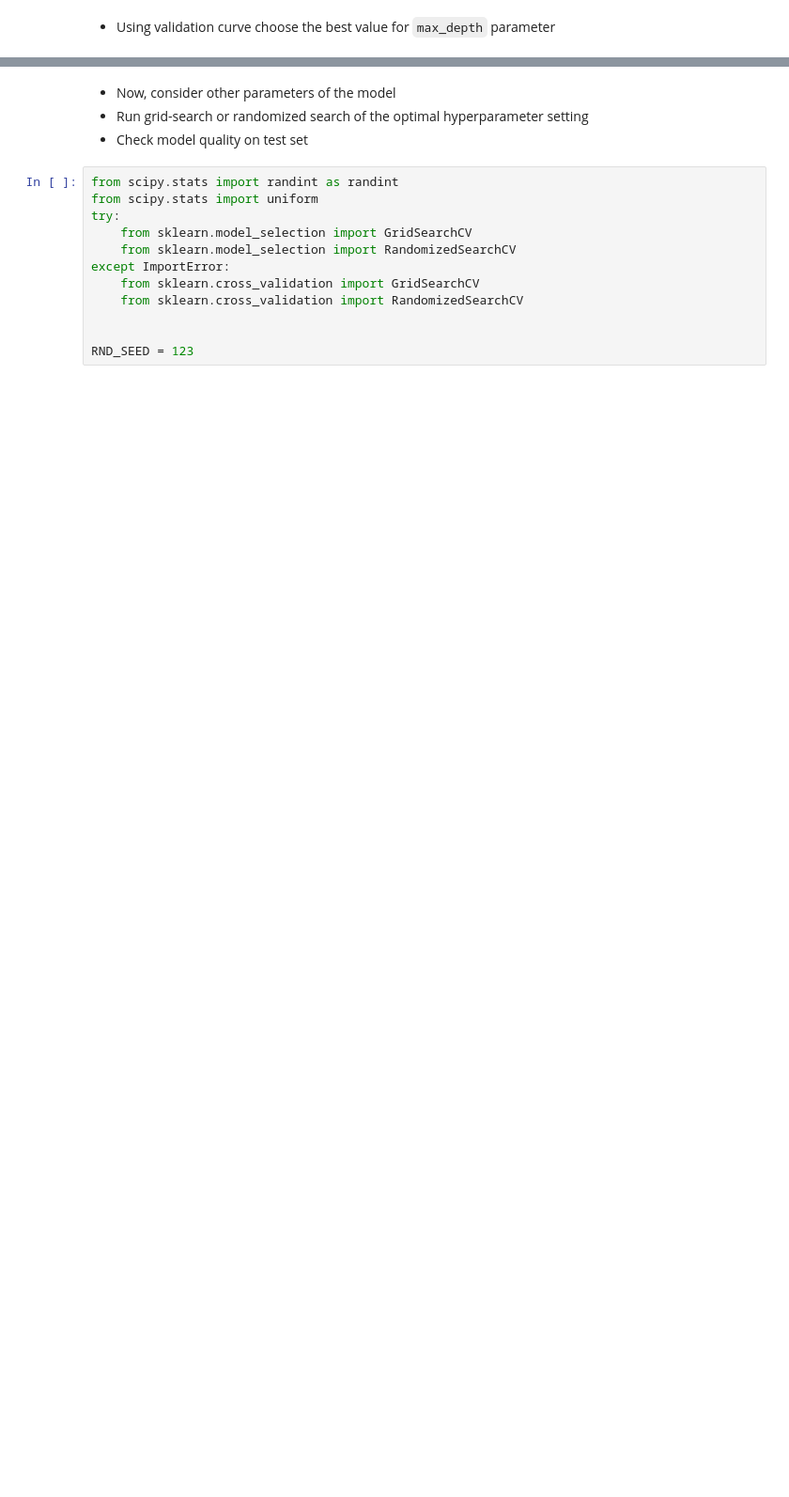
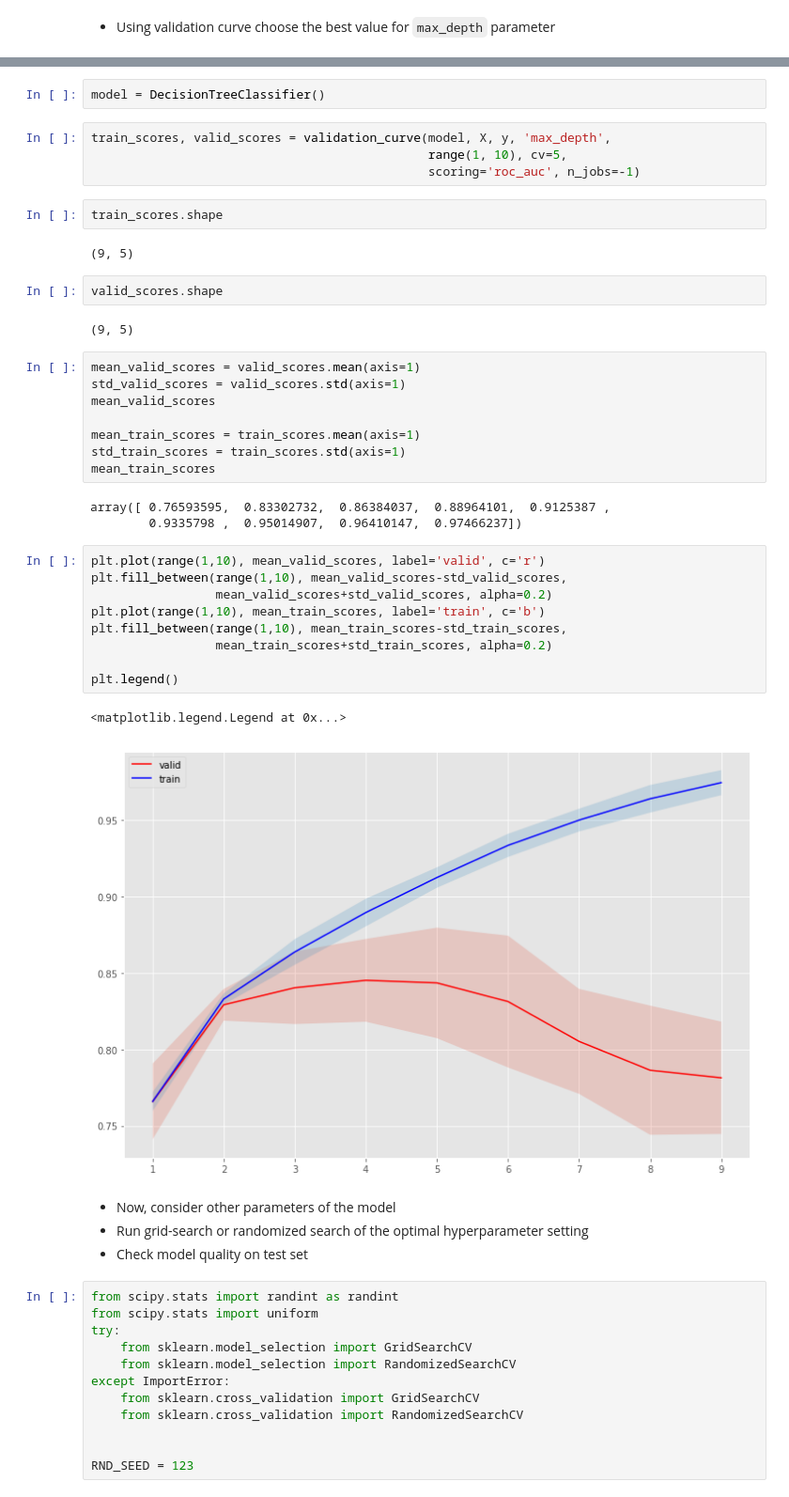
Before and after one commit to shestakoff/hse_se_ml, a Jupyter notebook: 2018/seminar-trees/seminar-trees-proc.ipynb, the cells around one changed output, grey strips where cells are left out. Shown at 94% size. Drawn from its saved outputs; the diff is of its cells as text; blank space fills up the shorter version.

Commit message:
upd trees seminar

```diff
--- a/2018/seminar-trees/seminar-trees-proc.ipynb
+++ b/2018/seminar-trees/seminar-trees-proc.ipynb
@@ -276,6 +276,43 @@ try:
     from sklearn.model_selection import validation_curve
 except ImportError:
     from sklearn.learning_curve import validation_curve
+# %%
+model = DecisionTreeClassifier()
+# %%
+train_scores, valid_scores = validation_curve(model, X, y, 'max_depth',
+                                              range(1, 10), cv=5,
+                                              scoring='roc_auc', n_jobs=-1)
+# %%
+train_scores.shape
+# %% [output]
+(9, 5)
+# %%
+valid_scores.shape
+# %% [output]
+(9, 5)
+# %%
+mean_valid_scores = valid_scores.mean(axis=1)
+std_valid_scores = valid_scores.std(axis=1)
+mean_valid_scores
+
+mean_train_scores = train_scores.mean(axis=1)
+std_train_scores = train_scores.std(axis=1)
+mean_train_scores
+# %% [output]
+array([ 0.76593595,  0.83302732,  0.86384037,  0.88964101,  0.9125387 ,
+        0.9335798 ,  0.95014907,  0.96410147,  0.97466237])
+# %%
+plt.plot(range(1,10), mean_valid_scores, label='valid', c='r')
+plt.fill_between(range(1,10), mean_valid_scores-std_valid_scores,
+                 mean_valid_scores+std_valid_scores, alpha=0.2)
+plt.plot(range(1,10), mean_train_scores, label='train', c='b')
+plt.fill_between(range(1,10), mean_train_scores-std_train_scores,
+                 mean_train_scores+std_train_scores, alpha=0.2)
+
+plt.legend()
+# %% [output]
+<matplotlib.legend.Legend at 0x...>
+[figure, added]
 # %% [markdown]
 * Now, consider other parameters of the model
 * Run grid-search or randomized search of the optimal hyperparameter setting
```
Also changed, not shown: parts of 11 cells of this notebook.
